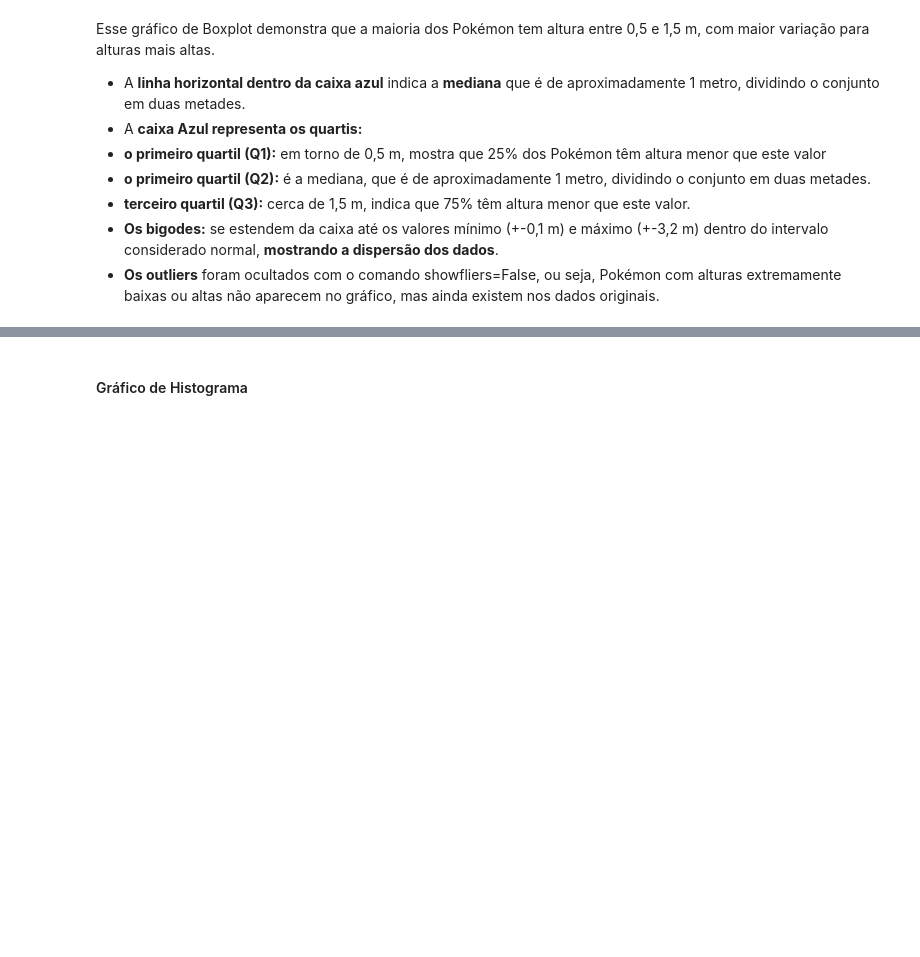
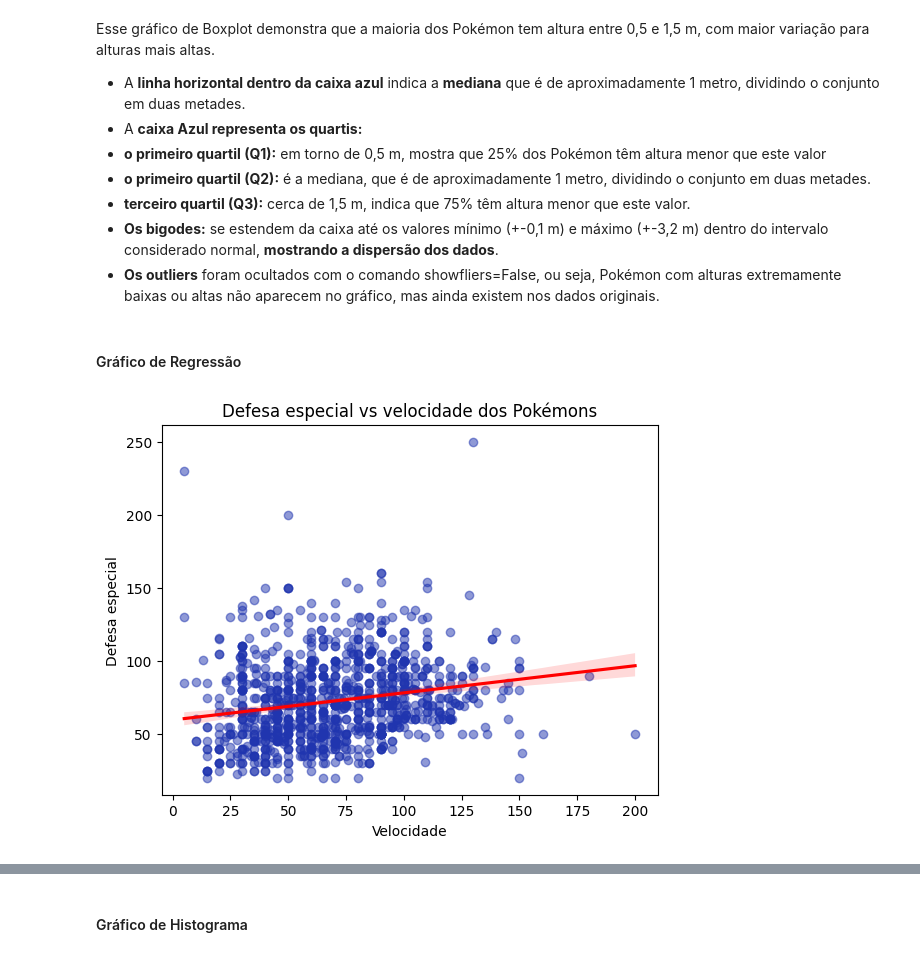
Before and after one commit to F1reFinger/Bancos-DE-DADOS-2, a Jupyter notebook: raw/AnalyticsRaw.ipynb, the cells around one changed output, grey strips where cells are left out. Cells and saved outputs as stored; diff of their text form; code cells hidden in the pictures; blank space fills up the shorter version.

Commit message:
add gráfico de regressão defesaEsp, vs Velocidade

```diff
--- a/raw/AnalyticsRaw.ipynb
+++ b/raw/AnalyticsRaw.ipynb
@@ -171,3 +171,24 @@ Esse gráfico de Boxplot demonstra que a maioria dos Pokémon tem altura entre 0
 - **terceiro quartil (Q3):** cerca de 1,5 m, indica que 75% têm altura menor que este valor.
 - **Os bigodes:** se estendem da caixa até os valores mínimo (+-0,1 m) e máximo (+-3,2 m) dentro do intervalo considerado normal, **mostrando a dispersão dos dados**.
 - **Os outliers** foram ocultados com o comando showfliers=False, ou seja, Pokémon com alturas extremamente baixas ou altas não aparecem no gráfico, mas ainda existem nos dados originais.
+# %% [markdown]
+#### Gráfico de Regressão
+# %%
+import matplotlib.pyplot as plt
+import seaborn as sns
+import pandas as pd
+dataFrame = pd.read_csv("Complete_Pokedex_V1.1.csv")
+
+sns.regplot(
+    y=dataFrame["special_defense"],
+    x=dataFrame["speed"],
+    scatter_kws={"alpha": 0.5, "color": "#2035AF"},
+    line_kws={"color": "red"}
+)
+
+plt.title("Defesa especial vs velocidade dos Pokémons")
+plt.xlabel("Velocidade")
+plt.ylabel("Defesa especial")
+plt.show()
+# %% [output]
+[figure, added]
```
Also changed, not shown: parts of 1 cell of this notebook.
